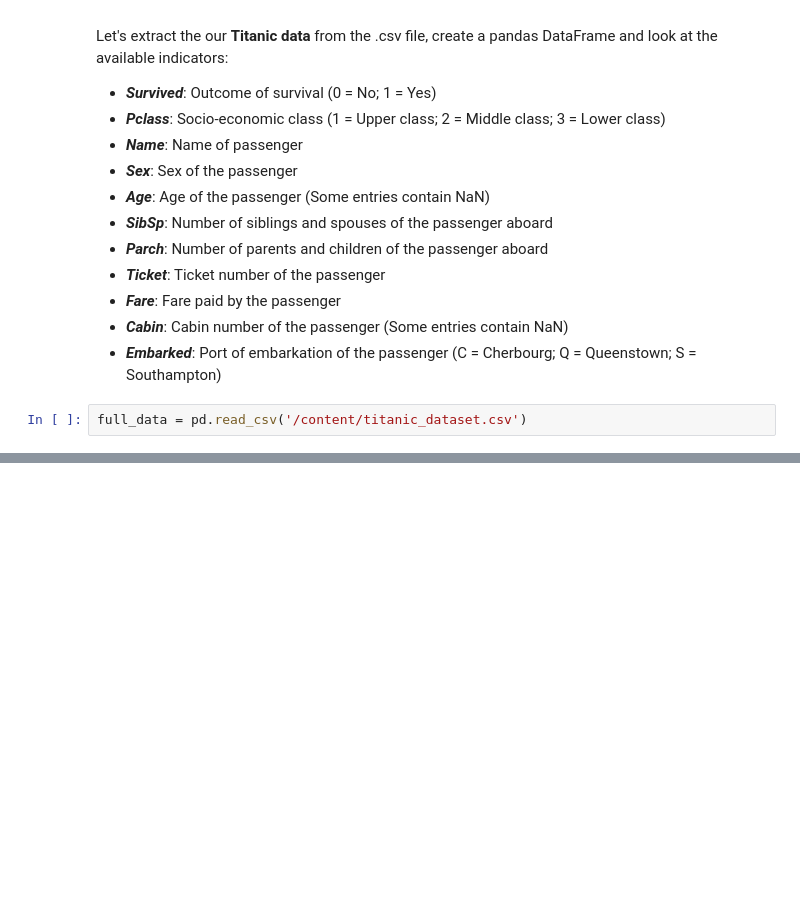
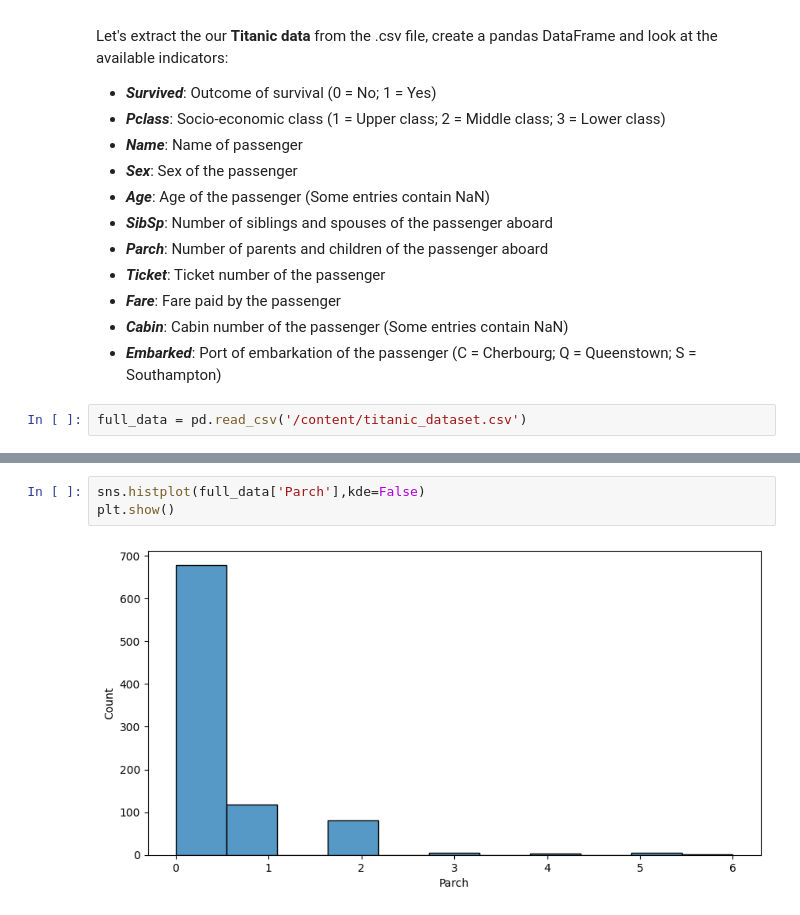
Before and after one commit to Afzalfaizi/AI_with_Irfan_Malik, a Jupyter notebook: classification.ipynb, the cells around one changed output, grey strips where cells are left out. Cells and saved outputs as stored; diff of their text form; blank space fills up the shorter version.

```diff
--- a/classification.ipynb
+++ b/classification.ipynb
@@ -118,0 +186,5 @@ full_data = pd.read_csv('/content/titanic_dataset.csv')
+# %%
+sns.histplot(full_data['Parch'],kde=False)
+plt.show()
+# %% [output]
+[figure, added]
```
Also changed, not shown: parts of 84 cells of this notebook.
